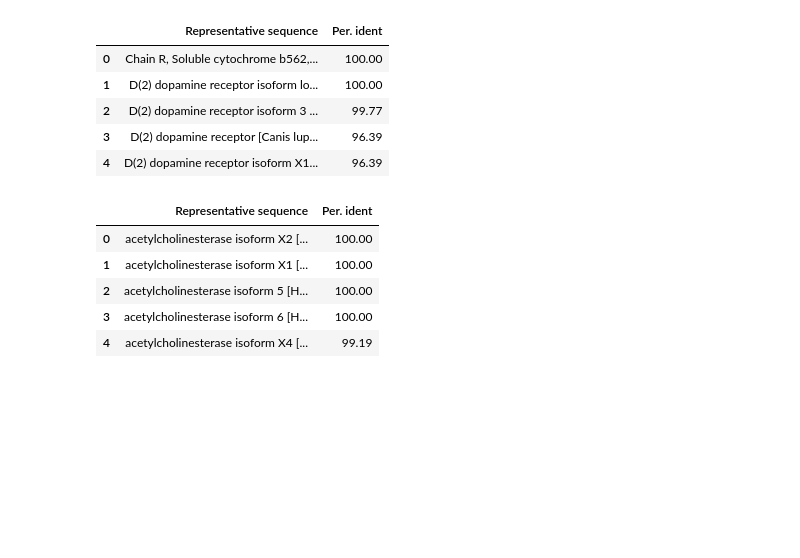
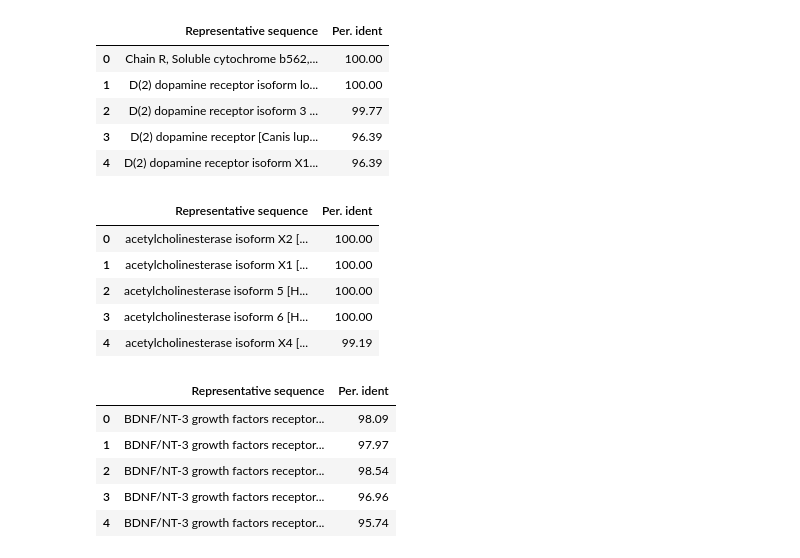
Before and after one commit to briskicedteaa/Scientific-Computing-Computational-Biology-Foundations, a Jupyter notebook: Project.ipynb, the cells around one changed output. Cells and saved outputs as stored; diff of their text form; code cells hidden in the pictures; blank space fills up the shorter version.

```diff
--- a/Project.ipynb
+++ b/Project.ipynb
@@ -164,3 +164,14 @@ display(df)
 | 2 | acetylcholinesterase isoform 5 [H... | 100.00 |
 | 3 | acetylcholinesterase isoform 6 [H... | 100.00 |
 | 4 | acetylcholinesterase isoform X4 [... | 99.19 |
+# %%
+df = pd.read_csv('7AKVB6TP014-Alignment-Descriptions.csv')
+df = df.drop(columns=df.columns.difference(['Representative sequence', 'Per. ident']))
+display(df)
+# %% [output]
+|  | Representative sequence | Per. ident |
+| 0 | BDNF/NT-3 growth factors receptor... | 98.09 |
+| 1 | BDNF/NT-3 growth factors receptor... | 97.97 |
+| 2 | BDNF/NT-3 growth factors receptor... | 98.54 |
+| 3 | BDNF/NT-3 growth factors receptor... | 96.96 |
+| 4 | BDNF/NT-3 growth factors receptor... | 95.74 |
```
